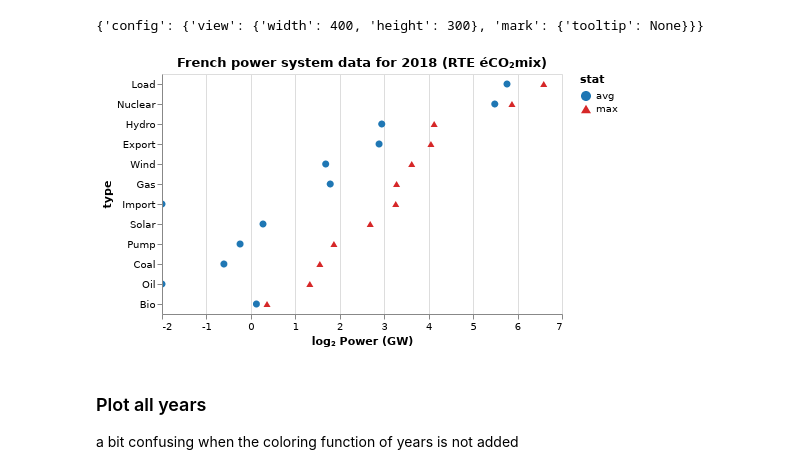
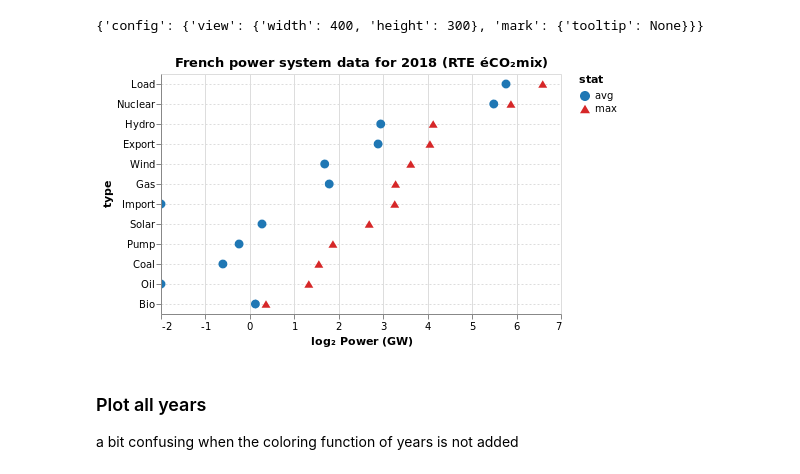
Before and after one commit to pierre-haessig/french-elec2, a Jupyter notebook: Dot-plots_capacity_energy.ipynb, the cells around one changed output. Drawn from its saved outputs; the diff is of its cells as text; code cells hidden in the pictures.

```diff
--- a/Dot-plots_capacity_energy.ipynb
+++ b/Dot-plots_capacity_energy.ipynb
@@ -69,7 +107,7 @@ def read_eCO2mix(fname, columns):
 # %% [markdown]
 Read only the main columns (not the detailed ones)
 # %%
-df = read_eCO2mix('data/eCO2mix_RTE_Annuel-Definitif_2017.xls.xz', columns_FR)
+df = read_eCO2mix('data/eCO2mix_RTE_Annuel-Definitif_2018.xls.xz', columns_FR)
 # translate names:
 df = df.rename(dict(zip(columns_FR, columns)), axis=1)
 
@@ -602,7 +641,7 @@ stats_yl_full = stats_y.reset_index().melt('index', var_name=['year', 'stat'])
 stats_yl_full.rename(columns={'index':'type'}, inplace=True)
 
 # log2 transform
-stats_yl_full['log2'] = np.log2(stats_yl.value)
+stats_yl_full['log2'] = np.log2(stats_yl_full.value)
 stats_yl_full
 # %% [output]
 |  | type | year | stat | value | log2 |
@@ -672,32 +711,35 @@ alt.themes.get()()
 # %%
 shape_scale = alt.Scale(domain=['avg', 'max'], range=['circle', 'triangle-up'])
 
 tab_blue = '#1f77b4' # ( 31, 119, 180)
 tab_red = '#d62728' # (214,  39,  40)
 color_scale = alt.Scale(domain=['avg', 'max'], range=[tab_blue, tab_red])
 
-alt.Chart(stats_yl[y==2018]).mark_point(filled=True, size=50, opacity=1).encode(
+alt.Chart(stats_yl[y==2018]).mark_point(filled=True, size=80, opacity=1).encode(
     x=alt.X('log2',
         scale = alt.Scale(
             domain=(-2,7),
             clamp=True # nice for interactive charts. otherwise, clip=True may be better
         ),
         axis=alt.Axis(title='log₂ Power (GW)')
     ),
     y=alt.Y('type', sort=sorted_types),
     color=alt.Color('stat',
         scale=color_scale
     ),
     shape=alt.Shape(
         'stat',
         scale=shape_scale
     ),
     tooltip=['year', 'value']
 ).properties(
     title='French power system data for 2018 (RTE éCO₂mix)'
+).configure_axisY(
+    grid=True,
+    gridDash=(2,2)
 ).interactive()
 # %% [output]
-[figure, old version]
+[figure, new version]
 # %% [markdown]
 ### Plot all years
 
```
Also changed, not shown: parts of 31 cells of this notebook, 5 other files.
